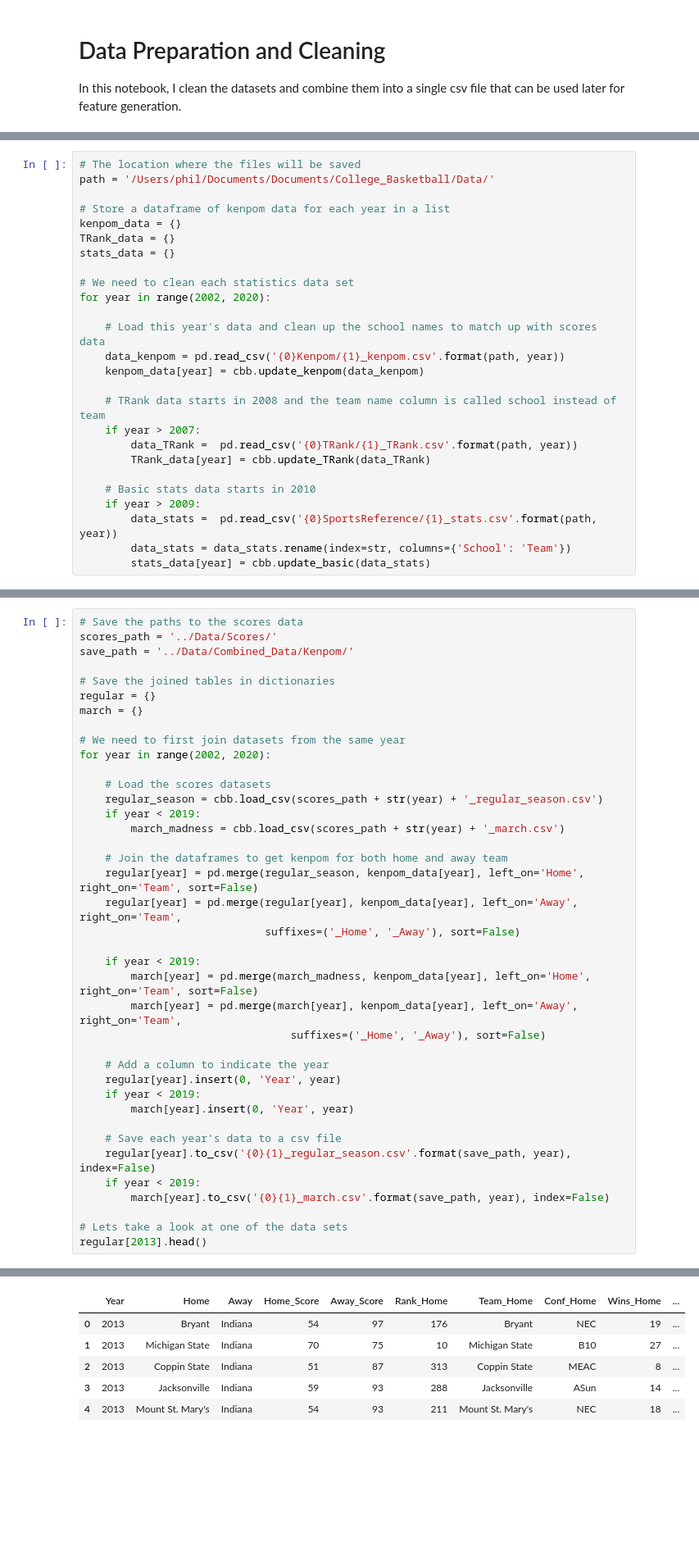
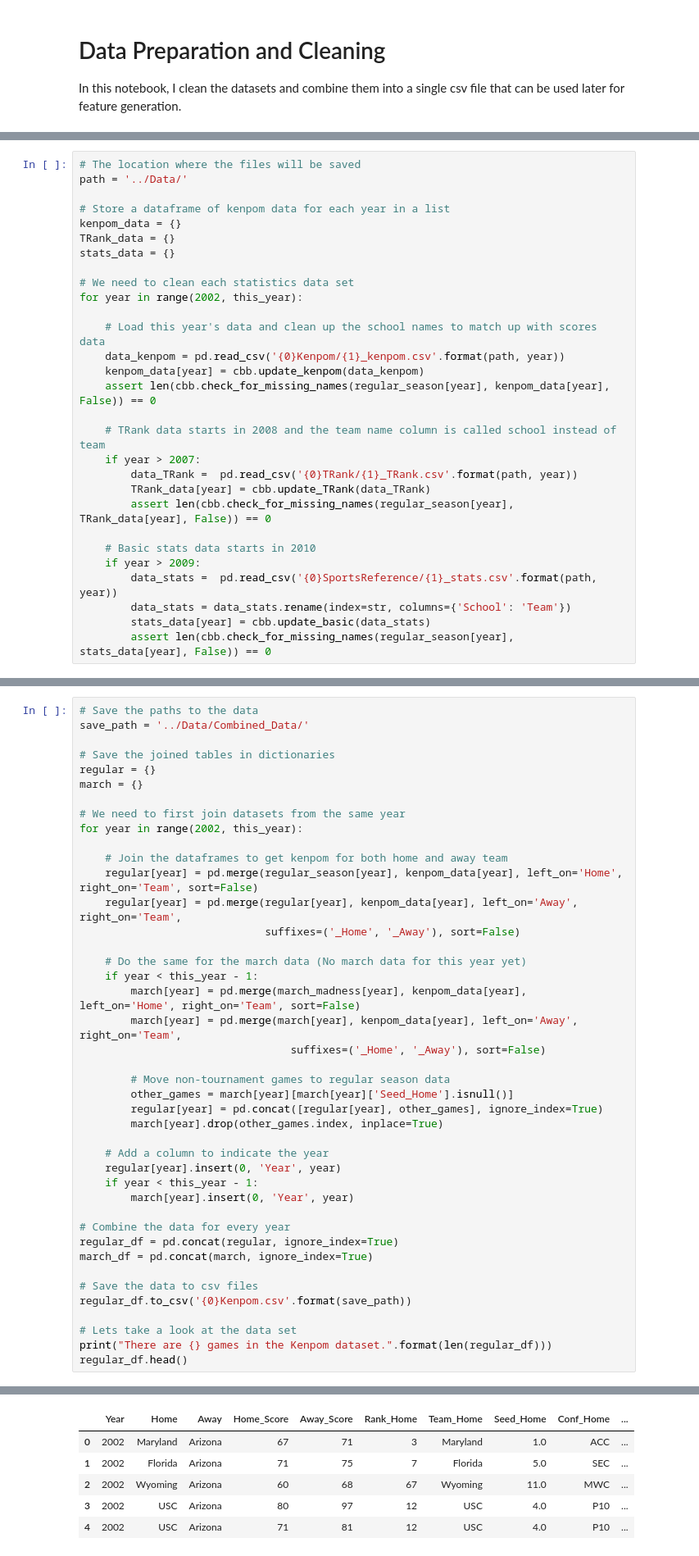
Before and after one commit to pjmartinkus/College_Basketball, a Jupyter notebook: Notebooks/Data Preparation and Cleaning.ipynb, the cells around one changed output, grey strips where cells are left out. Shown at 82% size. Drawn from its saved outputs; the diff is of its cells as text; blank space fills up the shorter version.

```diff
--- a/Notebooks/Data Preparation and Cleaning.ipynb
+++ b/Notebooks/Data Preparation and Cleaning.ipynb
@@ -19,6 +39,6 @@ First, we need to edit the school names in the kenpom, basic stats and T-Rank da
 # %%
 # The location where the files will be saved
-path = '/Users/phil/Documents/Documents/College_Basketball/Data/'
+path = '../Data/'
 
 # Store a dataframe of kenpom data for each year in a list
 kenpom_data = {}
@@ -26,21 +46,24 @@ TRank_data = {}
 stats_data = {}
 
 # We need to clean each statistics data set
-for year in range(2002, 2020):
+for year in range(2002, this_year):
 
     # Load this year's data and clean up the school names to match up with scores data
     data_kenpom = pd.read_csv('{0}Kenpom/{1}_kenpom.csv'.format(path, year))
     kenpom_data[year] = cbb.update_kenpom(data_kenpom)
+    assert len(cbb.check_for_missing_names(regular_season[year], kenpom_data[year], False)) == 0
 
     # TRank data starts in 2008 and the team name column is called school instead of team
     if year > 2007:
         data_TRank =  pd.read_csv('{0}TRank/{1}_TRank.csv'.format(path, year))
         TRank_data[year] = cbb.update_TRank(data_TRank)
+        assert len(cbb.check_for_missing_names(regular_season[year], TRank_data[year], False)) == 0
 
     # Basic stats data starts in 2010
     if year > 2009:
         data_stats =  pd.read_csv('{0}SportsReference/{1}_stats.csv'.format(path, year))
         data_stats = data_stats.rename(index=str, columns={'School': 'Team'})
         stats_data[year] = cbb.update_basic(data_stats)
+        assert len(cbb.check_for_missing_names(regular_season[year], stats_data[year], False)) == 0
 # %%
 # Lets take a quick look at one of the datasets
@@ -60,40 +83,43 @@ Now that the school names from each data set matches up, we can join the kenpom
 # %%
-# Save the paths to the scores data
-scores_path = '../Data/Scores/'
-save_path = '../Data/Combined_Data/Kenpom/'
+# Save the paths to the data
+save_path = '../Data/Combined_Data/'
 
 # Save the joined tables in dictionaries
 regular = {}
 march = {}
 
 # We need to first join datasets from the same year
-for year in range(2002, 2020):
-
-    # Load the scores datasets
-    regular_season = cbb.load_csv(scores_path + str(year) + '_regular_season.csv')
-    if year < 2019:
-        march_madness = cbb.load_csv(scores_path + str(year) + '_march.csv')
+for year in range(2002, this_year):
 
     # Join the dataframes to get kenpom for both home and away team
-    regular[year] = pd.merge(regular_season, kenpom_data[year], left_on='Home', right_on='Team', sort=False)
+    regular[year] = pd.merge(regular_season[year], kenpom_data[year], left_on='Home', right_on='Team', sort=False)
     regular[year] = pd.merge(regular[year], kenpom_data[year], left_on='Away', right_on='Team',
                              suffixes=('_Home', '_Away'), sort=False)
 
-    if year < 2019:
-        march[year] = pd.merge(march_madness, kenpom_data[year], left_on='Home', right_on='Team', sort=False)
+    # Do the same for the march data (No march data for this year yet)
+    if year < this_year - 1:
+        march[year] = pd.merge(march_madness[year], kenpom_data[year], left_on='Home', right_on='Team', sort=False)
         march[year] = pd.merge(march[year], kenpom_data[year], left_on='Away', right_on='Team',
                                  suffixes=('_Home', '_Away'), sort=False)
 
+        # Move non-tournament games to regular season data
+        other_games = march[year][march[year]['Seed_Home'].isnull()]
+        regular[year] = pd.concat([regular[year], other_games], ignore_index=True)
+        march[year].drop(other_games.index, inplace=True)
+
     # Add a column to indicate the year
     regular[year].insert(0, 'Year', year)
-    if year < 2019:
+    if year < this_year - 1:
         march[year].insert(0, 'Year', year)
 
-    # Save each year's data to a csv file
-    regular[year].to_csv('{0}{1}_regular_season.csv'.format(save_path, year), index=False)
-    if year < 2019:
-        march[year].to_csv('{0}{1}_march.csv'.format(save_path, year), index=False)
+# Combine the data for every year
+regular_df = pd.concat(regular, ignore_index=True)
+march_df = pd.concat(march, ignore_index=True)
 
-# Lets take a look at one of the data sets
-regular[2013].head()
+# Save the data to csv files
+regular_df.to_csv('{0}Kenpom.csv'.format(save_path))
+
+# Lets take a look at the data set
+print("There are {} games in the Kenpom dataset.".format(len(regular_df)))
+regular_df.head()
 # %% [output]
@@ -100,6 +127,6 @@ regular[2013].head()
-|  | Year | Home | Away | Home_Score | Away_Score | Rank_Home | Team_Home | Conf_Home | Wins_Home | ... |
-| 0 | 2013 | Bryant | Indiana | 54 | 97 | 176 | Bryant | NEC | 19 | ... |
-| 1 | 2013 | Michigan State | Indiana | 70 | 75 | 10 | Michigan State | B10 | 27 | ... |
-| 2 | 2013 | Coppin State | Indiana | 51 | 87 | 313 | Coppin State | MEAC | 8 | ... |
-| 3 | 2013 | Jacksonville | Indiana | 59 | 93 | 288 | Jacksonville | ASun | 14 | ... |
-| 4 | 2013 | Mount St. Mary's | Indiana | 54 | 93 | 211 | Mount St. Mary's | NEC | 18 | ... |
+|  | Year | Home | Away | Home_Score | Away_Score | Rank_Home | Team_Home | Seed_Home | Conf_Home | ... |
+| 0 | 2002 | Maryland | Arizona | 67 | 71 | 3 | Maryland | 1.0 | ACC | ... |
+| 1 | 2002 | Florida | Arizona | 71 | 75 | 7 | Florida | 5.0 | SEC | ... |
+| 2 | 2002 | Wyoming | Arizona | 60 | 68 | 67 | Wyoming | 11.0 | MWC | ... |
+| 3 | 2002 | USC | Arizona | 80 | 97 | 12 | USC | 4.0 | P10 | ... |
+| 4 | 2002 | USC | Arizona | 71 | 81 | 12 | USC | 4.0 | P10 | ... |
```
Also changed, not shown: parts of 13 cells of this notebook.
